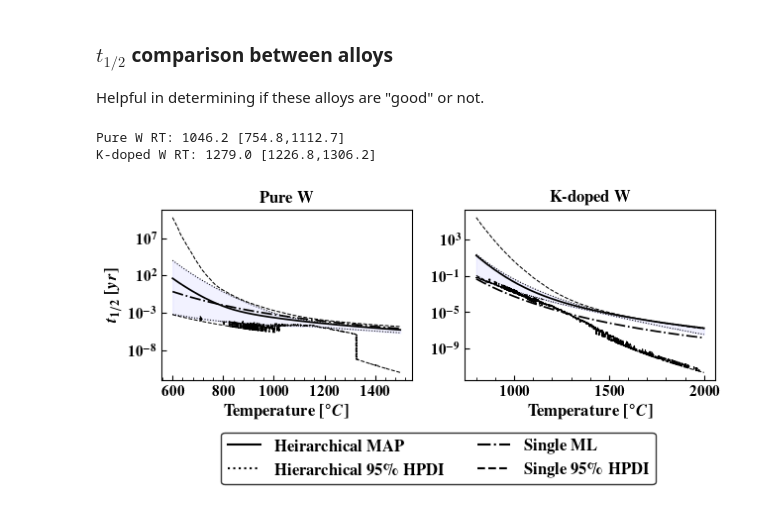
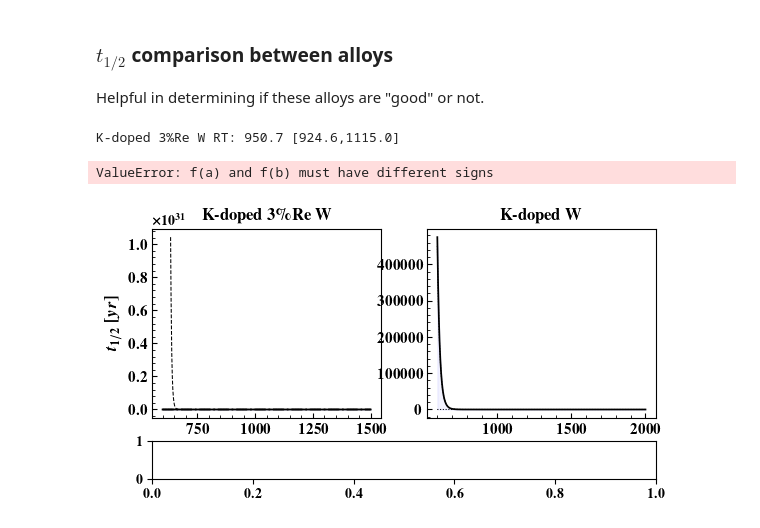
Before and after one commit to ml-ME-gatech/modeling_tungsten, a Jupyter notebook: recrystallization/model_inference/inference_extension.ipynb, the cells around one changed output. Drawn from its saved outputs; the diff is of its cells as text; code cells hidden in the pictures.

Commit message:
Small changes to external, images
Made some small changes to the external library for easier use. Modified some notebooks to create some images.

```diff
--- a/recrystallization/model_inference/inference_extension.ipynb
+++ b/recrystallization/model_inference/inference_extension.ipynb
@@ -822,6 +822,7 @@ from numpy.polynomial import Polynomial
 from scipy.optimize import bisect
 
 rng_key = random.PRNGKey(136)
+model_name = 'JMAK_{}'
 
 def sample_jmak_model_time(X: float,
                             T: jnp.ndarray,
@@ -900,7 +901,7 @@ def estimate_RT(sampled_time: np.ndarray,
 
 
 
-model_name = 'JMAK_{}'
+
 alloy_name = 'K-doped 3%Re W'
 X = 0.1
 SECONDS_TO_HOURS = 3600.0
@@ -918,8 +919,8 @@ for ax in axes:
 
 axes[0].set_ylabel(r'\textbf{$t_{1/2}$ [$yr$]}',fontsize = 12)
 
-t_ranges = [(600,1500),(800,2000)]
-for i,(ax,alloy_name,tr) in enumerate(zip(axes,[r'Pure W',r'K-doped W'],t_ranges)):
+t_ranges = [(600,1500),(600,2000)]
+for i,(ax,alloy_name,tr) in enumerate(zip(axes,[r'K-doped 3%Re W','K-doped W'],t_ranges)):
 
     ax.set_title(r'\textbf{' + alloy_name.replace('%',r'\%') + '}',fontsize = 12)
     #Map Estimate
@@ -942,7 +943,7 @@ for i,(ax,alloy_name,tr) in enumerate(zip(axes,[r'Pure W',r'K-doped W'],t_ranges
     ax.plot(temperature - 273.15,lower/SECONDS_TO_YEAR,color = 'k',lw = 0.75,ls = ':')
     ax.plot(temperature - 273.15,upper/SECONDS_TO_YEAR,color = 'k',lw = 0.75,ls = ':')
 
-    RT = np.round(estimate_RT(sampled_t, t, temperature,3600.) - 273.15,1)
+    RT = np.round(estimate_RT(sampled_t, t, temperature,20*SECONDS_TO_YEAR) - 273.15,1)
     print('{} RT: {} [{},{}]'.format(alloy_name,RT[0],RT[1],RT[2]))
 
     #Single ML Estimate
@@ -952,33 +953,33 @@ for i,(ax,alloy_name,tr) in enumerate(zip(axes,[r'Pure W',r'K-doped W'],t_ranges
     inf_summary = pd.read_csv(INFERENCE_PATH.joinpath(model_name.format(f'{alloy_name}_single_trunc_normal_params.csv')),index_col = 0)
     a1,B1,a2,B2,n,_ = inf_summary.loc[['a1','B1','a2','B2','n','sigma'],'ml'].to_numpy()
 
     t = sample_jmak_model_time(X,jnp.array(temperature),a1,a2,B1,B2,n)
     ax.plot(temperature - 273.15,t/SECONDS_TO_YEAR,lw = 1.25, color = 'k',ls = '-.')
     #Confidence Intervals
     sampled_t = vmapped_sample_model_time(sample_jmak_model_time,X,jnp.array(temperature),
                                               *[posterior_samples[a] for a in ['a1','a2','B1','B2','n']],
                                               sigma = posterior_samples['sigma'])
     lower,upper = numpyro.diagnostics.hpdi(sampled_t.T,0.95)
     ax.plot(temperature - 273.15,lower/SECONDS_TO_YEAR,color = 'k',lw = 0.75,ls = '--')
     ax.plot(temperature - 273.15,upper/SECONDS_TO_YEAR,color = 'k',lw = 0.75,ls = '--')
 
 legend_patches = [
     plt.Line2D([0], [0], color='k', lw=1.5, ls = '-',label = r'\textbf{Heirarchical MAP}'),
     plt.Line2D([0], [0], color='k', lw=1.5, ls = ':',label = r'\textbf{Hierarchical 95\% HPDI}'),
     plt.Line2D([0], [0], color='k', lw=1.5, ls = '-.',label = r'\textbf{Single ML}'),
     plt.Line2D([0], [0], color='k', lw=1.5, ls = '--',label = r'\textbf{Single 95\% HPDI}'),
 ]
 
 legend = legend_ax.legend(handles = legend_patches,loc = 'center',fontsize = 12.0,frameon = True,ncol = 2)
 legend_ax.axis('off')
 frame = legend.get_frame()
 frame.set_linewidth(1.0)
 frame.set_edgecolor('k')
 for ax in axes:
     ax.set_yscale('log')
 fig.tight_layout()
 #fig.savefig(GIT_IMAGE_PATH.joinpath('half_rx_time_trunc_normal.svg'),bbox_inches = 'tight')
 # %% [output]
-Pure W RT: 1046.2 [754.8,1112.7]
-K-doped W RT: 1279.0 [1226.8,1306.2]
+K-doped 3%Re W RT: 950.7 [924.6,1115.0]
+ValueError: f(a) and f(b) must have different signs
-[figure, old version]
+[figure, new version]
```
Also changed, not shown: 21 other files.
